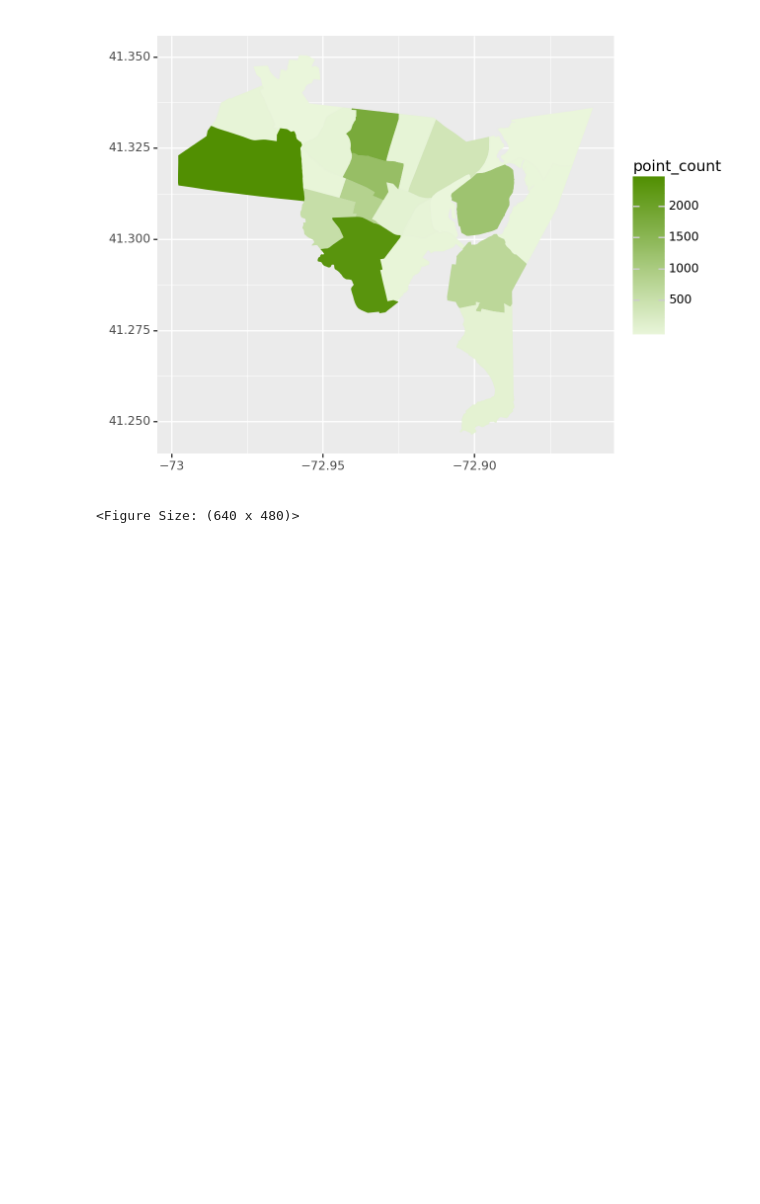
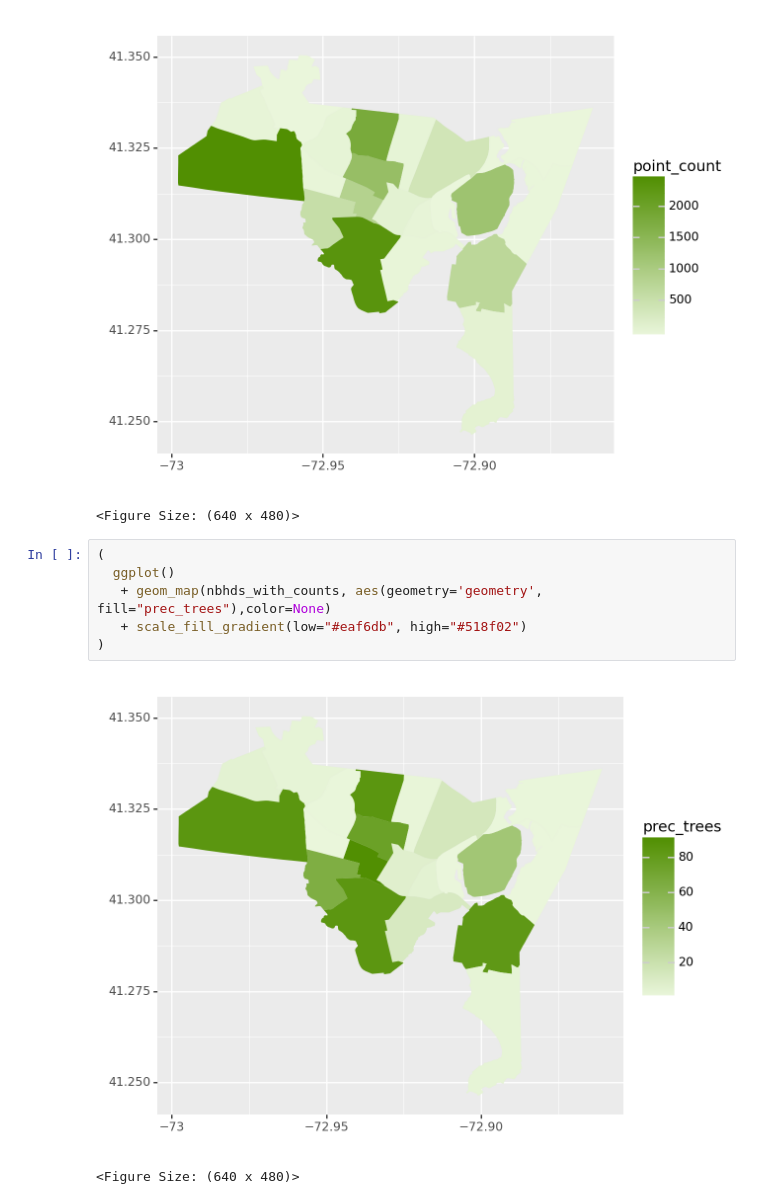
Before and after one commit to envirodatascience/final-project-urban-treeam, a Jupyter notebook: Les_UtilityLines.ipynb, the cells around one changed output. Saved outputs shown, nothing was run; the diff lists cells and outputs as text; blank space fills up the shorter version.

```diff
--- a/Les_UtilityLines.ipynb
+++ b/Les_UtilityLines.ipynb
@@ -87,3 +105,12 @@ nbhds_with_counts = nbhds.merge(nbhds_with_counts, on='Neighbor_1', how='left')
 # %% [output]
 [figure]
 <Figure Size: (640 x 480)>
+# %%
+(
+  ggplot()
+   + geom_map(nbhds_with_counts, aes(geometry='geometry', fill="prec_trees"),color=None)
+   + scale_fill_gradient(low="#eaf6db", high="#518f02")
+)
+# %% [output]
+[figure, added]
+<Figure Size: (640 x 480)>
```
Also changed, not shown: parts of 4 cells of this notebook.
